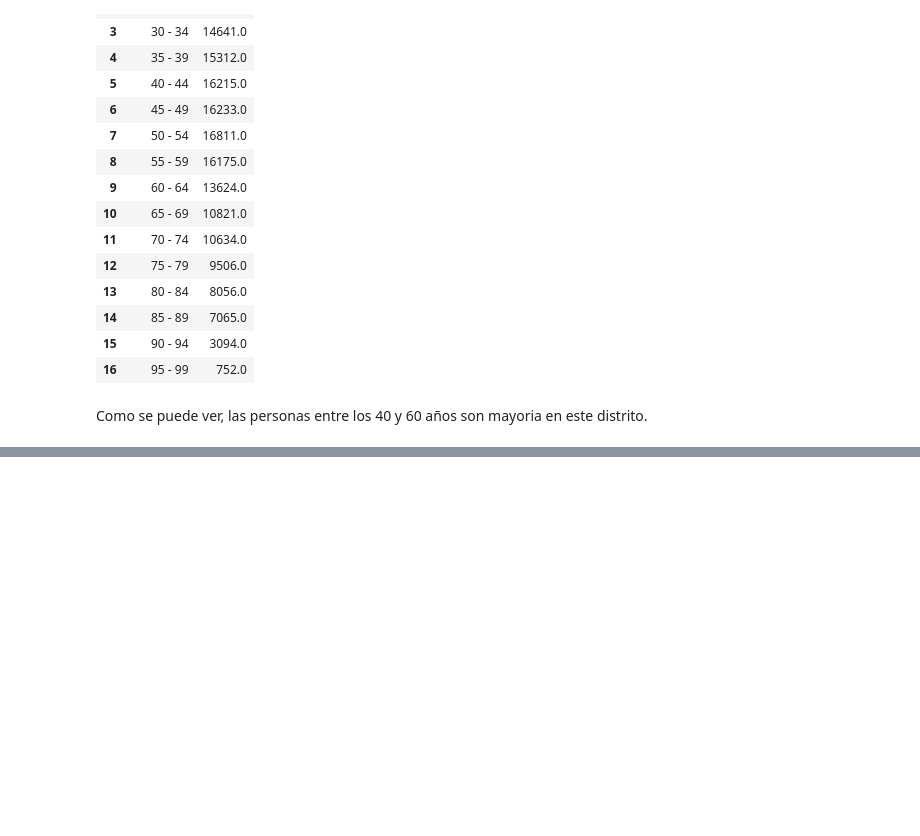
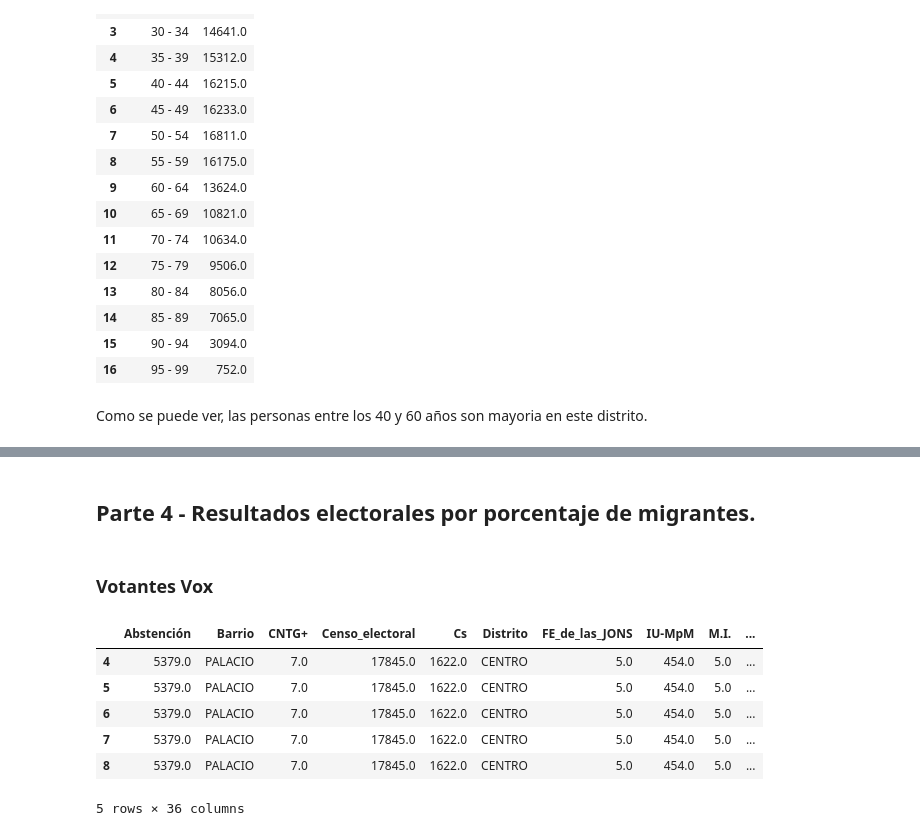
Before and after one commit to InmaLatorre/G3_ProyectoPython, a Jupyter notebook: MAIN.ipynb, the cells around one changed output, grey strips where cells are left out. Drawn from its saved outputs; the diff is of its cells as text; code cells hidden in the pictures; blank space fills up the shorter version.

Commit message:
Se agrega la parte final, la Parte de Inma, esta listo para revisón

```diff
--- a/MAIN.ipynb
+++ b/MAIN.ipynb
@@ -460,0 +452,19 @@ sns.despine(left=True, bottom=True)
+# %% [markdown]
+## Parte 4 - Resultados electorales por porcentaje de migrantes.
+# %% [markdown]
+### Votantes Vox
+# %%
+# Elimino los que no tienen edad de votar
+datos_votantes = work_table[(work_table.Edad != '0 - 4')
+                              & (work_table.Edad != '5 - 9')
+                              & (work_table.Edad != '10 - 14')
+                              & (work_table.Edad != '15 - 19')]
+datos_votantes.head()
+# %% [output]
+|  | Abstención | Barrio | CNTG+ | Censo_electoral | Cs | Distrito | FE_de_las_JONS | IU-MpM | M.I. | ... |
+| 4 | 5379.0 | PALACIO | 7.0 | 17845.0 | 1622.0 | CENTRO | 5.0 | 454.0 | 5.0 | ... |
+| 5 | 5379.0 | PALACIO | 7.0 | 17845.0 | 1622.0 | CENTRO | 5.0 | 454.0 | 5.0 | ... |
+| 6 | 5379.0 | PALACIO | 7.0 | 17845.0 | 1622.0 | CENTRO | 5.0 | 454.0 | 5.0 | ... |
+| 7 | 5379.0 | PALACIO | 7.0 | 17845.0 | 1622.0 | CENTRO | 5.0 | 454.0 | 5.0 | ... |
+| 8 | 5379.0 | PALACIO | 7.0 | 17845.0 | 1622.0 | CENTRO | 5.0 | 454.0 | 5.0 | ... |
+5 rows × 36 columns
```
Also changed, not shown: parts of 8 cells of this notebook.
